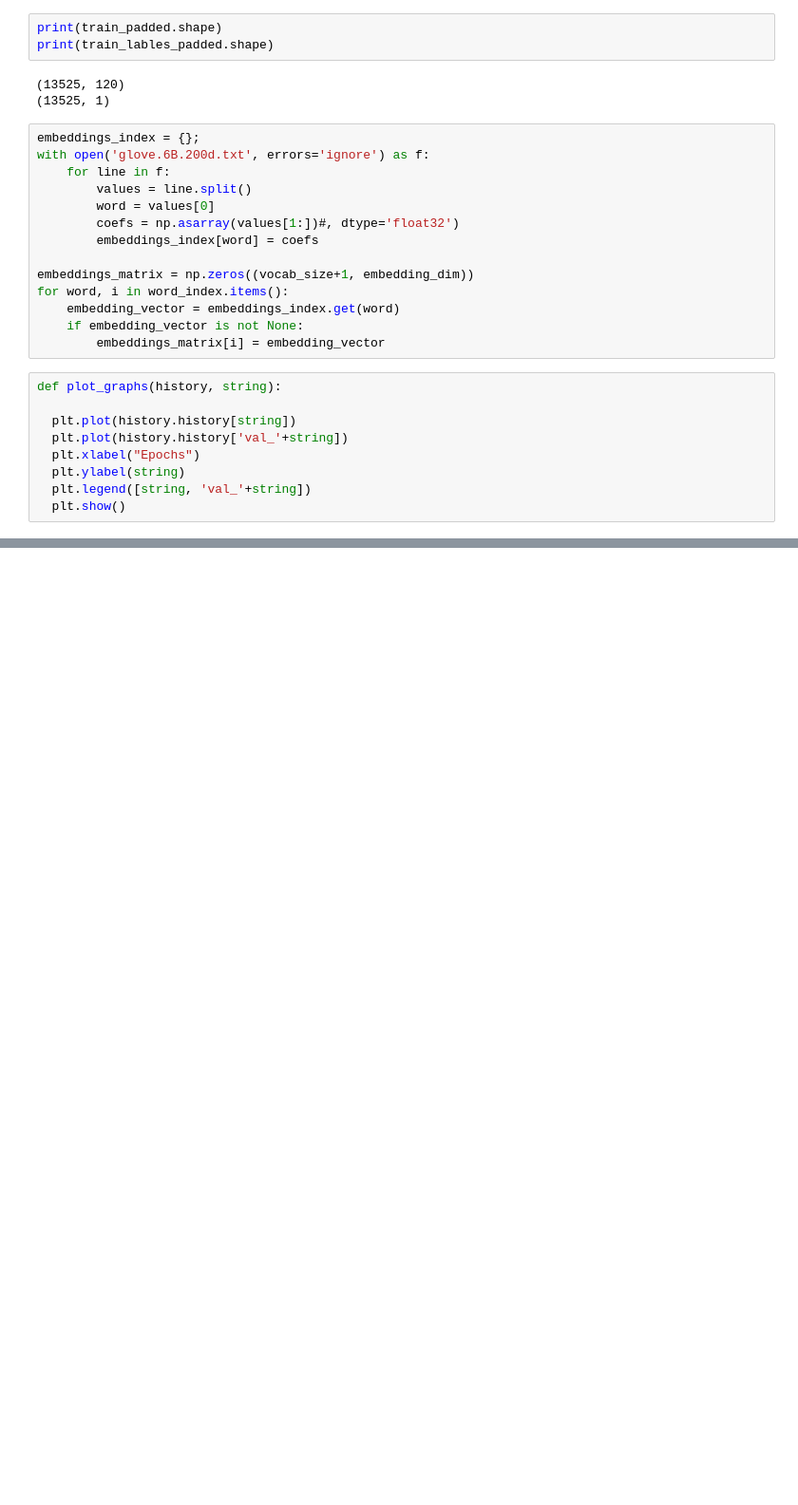
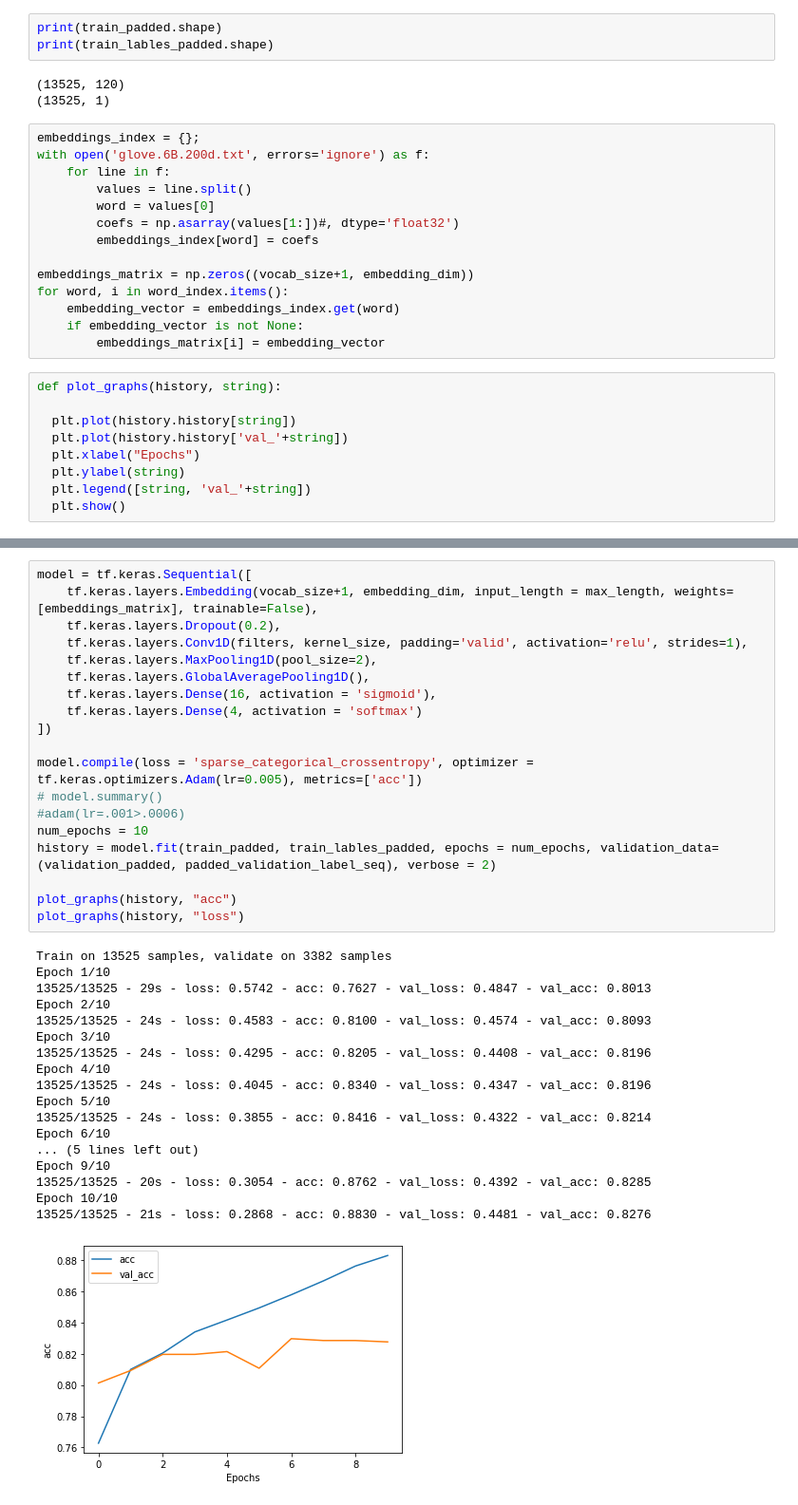
Before and after one commit to sajal-1999/Hate_Speech_Detection, a Jupyter notebook: CNN + glove.ipynb, the cells around one changed output, grey strips where cells are left out. Shown at 95% size. Saved outputs shown, nothing was run; the diff lists cells and outputs as text; blank space fills up the shorter version.

```diff
--- a/CNN + glove.ipynb
+++ b/CNN + glove.ipynb
@@ -233,0 +209,38 @@ Epoch 10/10
+# %%
+model = tf.keras.Sequential([
+    tf.keras.layers.Embedding(vocab_size+1, embedding_dim, input_length = max_length, weights=[embeddings_matrix], trainable=False),
+    tf.keras.layers.Dropout(0.2),
+    tf.keras.layers.Conv1D(filters, kernel_size, padding='valid', activation='relu', strides=1),
+    tf.keras.layers.MaxPooling1D(pool_size=2),
+    tf.keras.layers.GlobalAveragePooling1D(),
+    tf.keras.layers.Dense(16, activation = 'sigmoid'),
+    tf.keras.layers.Dense(4, activation = 'softmax')
+])
+
+model.compile(loss = 'sparse_categorical_crossentropy', optimizer = tf.keras.optimizers.Adam(lr=0.005), metrics=['acc'])
+# model.summary()
+#adam(lr=.001>.0006)
+num_epochs = 10
+history = model.fit(train_padded, train_lables_padded, epochs = num_epochs, validation_data=(validation_padded, padded_validation_label_seq), verbose = 2)
+
+plot_graphs(history, "acc")
+plot_graphs(history, "loss")
+# %% [output]
+Train on 13525 samples, validate on 3382 samples
+Epoch 1/10
+13525/13525 - 29s - loss: 0.5742 - acc: 0.7627 - val_loss: 0.4847 - val_acc: 0.8013
+Epoch 2/10
+13525/13525 - 24s - loss: 0.4583 - acc: 0.8100 - val_loss: 0.4574 - val_acc: 0.8093
+Epoch 3/10
+13525/13525 - 24s - loss: 0.4295 - acc: 0.8205 - val_loss: 0.4408 - val_acc: 0.8196
+Epoch 4/10
+13525/13525 - 24s - loss: 0.4045 - acc: 0.8340 - val_loss: 0.4347 - val_acc: 0.8196
+Epoch 5/10
+13525/13525 - 24s - loss: 0.3855 - acc: 0.8416 - val_loss: 0.4322 - val_acc: 0.8214
+Epoch 6/10
+... (5 lines left out)
+Epoch 9/10
+13525/13525 - 20s - loss: 0.3054 - acc: 0.8762 - val_loss: 0.4392 - val_acc: 0.8285
+Epoch 10/10
+13525/13525 - 21s - loss: 0.2868 - acc: 0.8830 - val_loss: 0.4481 - val_acc: 0.8276
+[figure, added]
```
Also changed, not shown: parts of 14 cells of this notebook, 1 other file.
